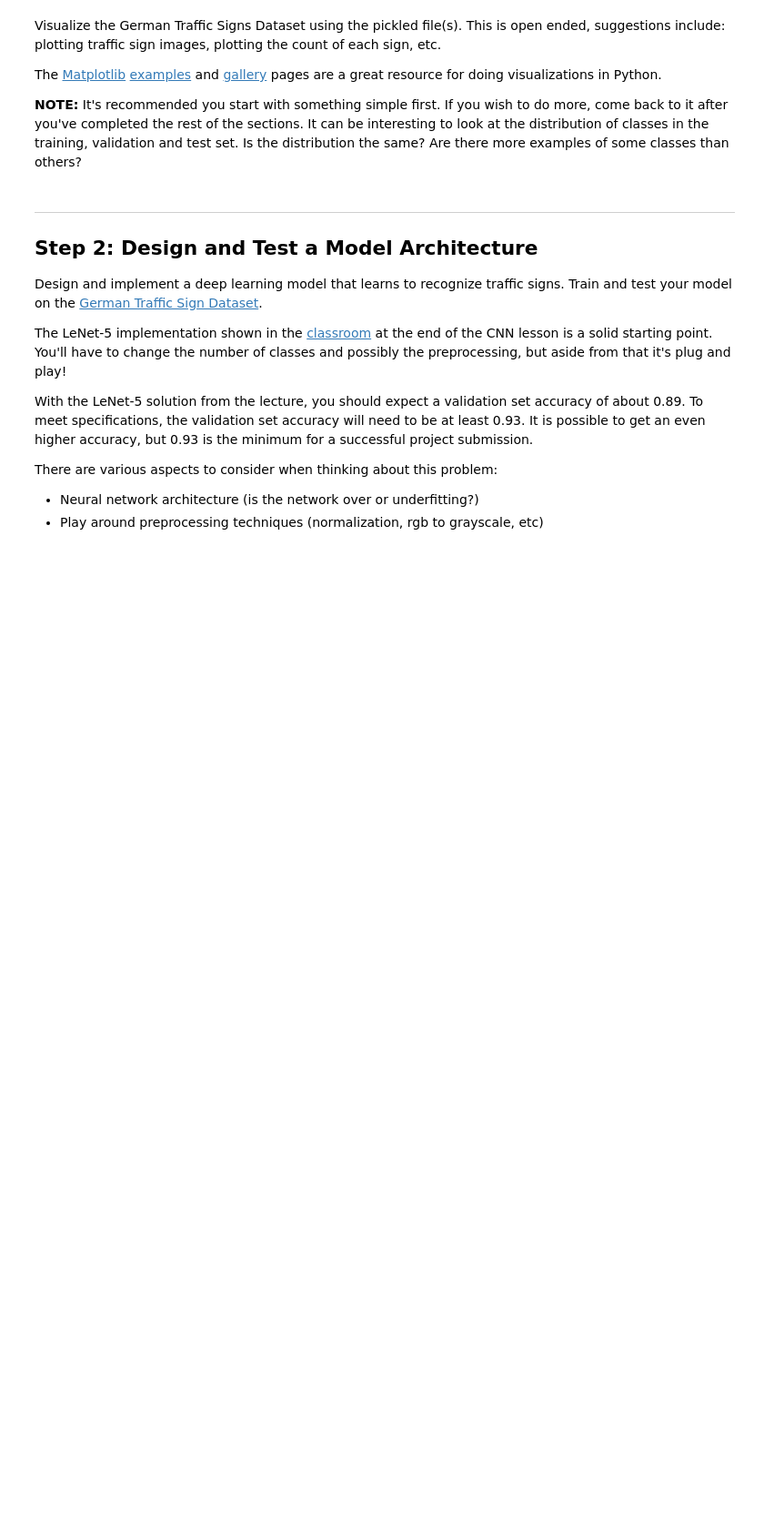
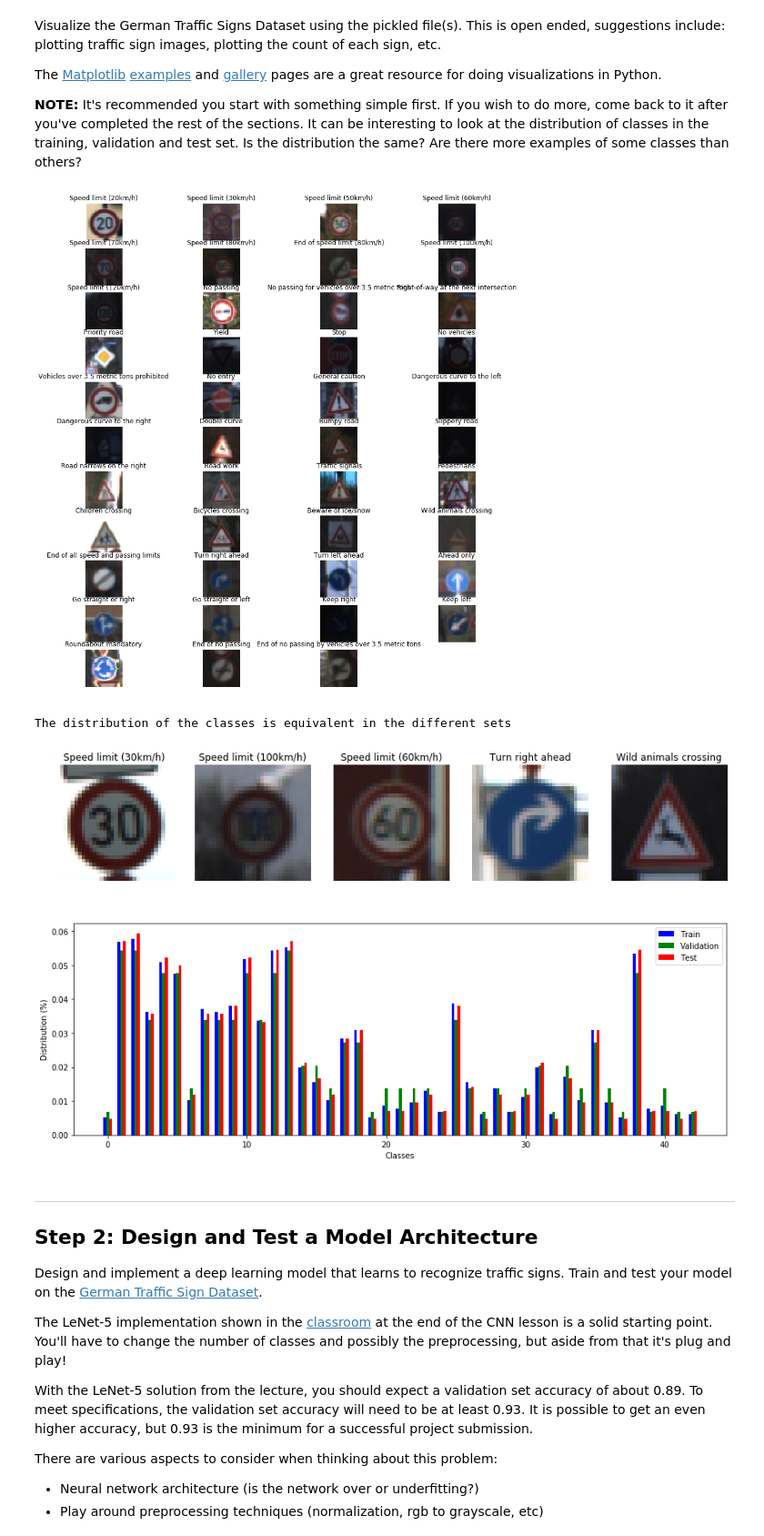
Before and after one commit to iraadit/CarND-Traffic-Sign-Classifier-Project, a Jupyter notebook: Traffic_Sign_Classifier.ipynb, the cells around one changed output. Shown at 91% size. Cells and saved outputs as stored; diff of their text form; code cells hidden in the pictures; blank space fills up the shorter version.

```diff
--- a/Traffic_Sign_Classifier.ipynb
+++ b/Traffic_Sign_Classifier.ipynb
@@ -57,21 +74,22 @@ Complete the basic data summary below. Use python, numpy and/or pandas methods t
 # %%
 ### Replace each question mark with the appropriate value.
 ### Use python, pandas or numpy methods rather than hard coding the results
+import numpy as np
 
 # TODO: Number of training examples
-n_train = ?
+n_train = len(X_train)
 
 # TODO: Number of validation examples
-n_validation = ?
+n_validation = len(X_valid)
 
 # TODO: Number of testing examples.
-n_test = ?
+n_test = len(X_test)
 
 # TODO: What's the shape of an traffic sign image?
-image_shape = ?
+image_shape = X_train[0].shape
 
 # TODO: How many unique classes/labels there are in the dataset.
-n_classes = ?
+n_classes = len(np.unique(y_train))
 
 print("Number of training examples =", n_train)
 print("Number of testing examples =", n_test)
@@ -94,3 +137,57 @@ import matplotlib.pyplot as plt
+# %%
+### Data exploration visualization code goes here.
+### Feel free to use as many code cells as needed.
+import matplotlib.pyplot as plt
+import random
+import csv
+# Visualizations will be shown in the notebook.
+%matplotlib inline
+
+# Read labels in csv file
+# https://docs.python.org/2/library/csv.html
+signnames = []
+with open('signnames.csv', 'r') as signnames_file:
+    signnamescsv = csv.reader(signnames_file, delimiter=',')
+    next(signnamescsv)
+    for row in signnamescsv:
+        signnames.append(row[1])
+
+print_sample_images(X_train, y_train)
+
+
+# Show 5 random images
+fig, axs = plt.subplots(1,5, figsize=(15, 15))
+for i in range(5):
+    index = random.randint(0, n_train)
+    image = X_train[index]
+    axs[i].axis('off')
+    axs[i].imshow(image, interpolation='none')
+    axs[i].set_title(signnames[y_train[index]])
+
+
+# Show class distribution of different sets in bar chart
+fig, ax = plt.subplots(figsize=(15,5))#plt.figure(figsize=(15,5))
+unique, counts = np.unique(y_train, return_counts=True)
+plt.bar(unique-0.2, counts/n_train, width=0.2, color='b',align='center', label='Train')
+unique, counts = np.unique(y_valid, return_counts=True)
+plt.bar(unique, counts/n_validation, width=0.2, color='g',align='center', label='Validation')
+unique, counts = np.unique(y_test, return_counts=True)
+plt.bar(unique+0.2, counts/n_test, width=0.2, color='r',align='center', label='Test')
+ax.legend(loc='upper right')
+ax.set_xlabel('Classes')
+ax.set_ylabel('Distribution (%)')
+print('The distribution of the classes is equivalent in the different sets')
+
+
+
+# Making a histogram for the distribution
+#plt.subplots(figsize=(15,5))
+#plt.hist(y_train, bins = n_classes)
+# %% [output]
+[figure, added]
+The distribution of the classes is equivalent in the different sets
+[figure, added]
+[figure, added]
 # %% [markdown]
 ----
 
```
Also changed, not shown: parts of 25 cells of this notebook.
